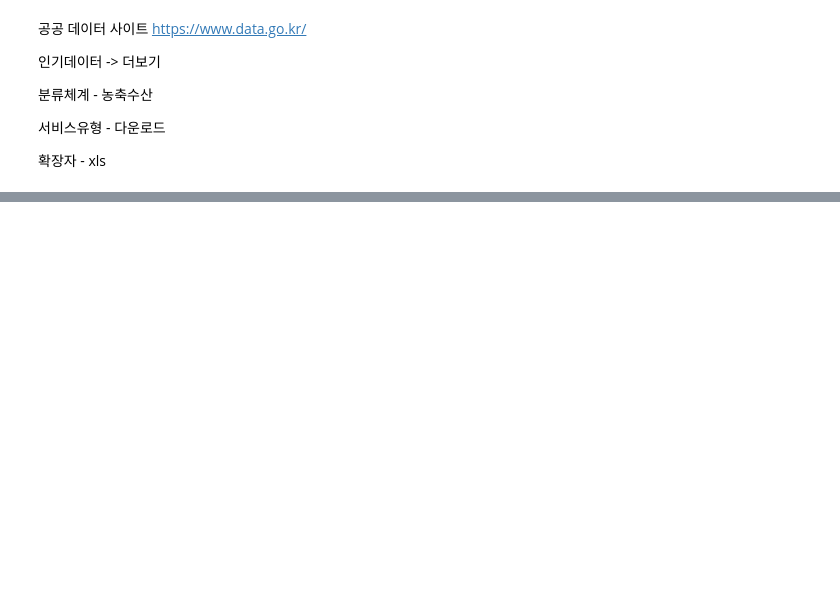
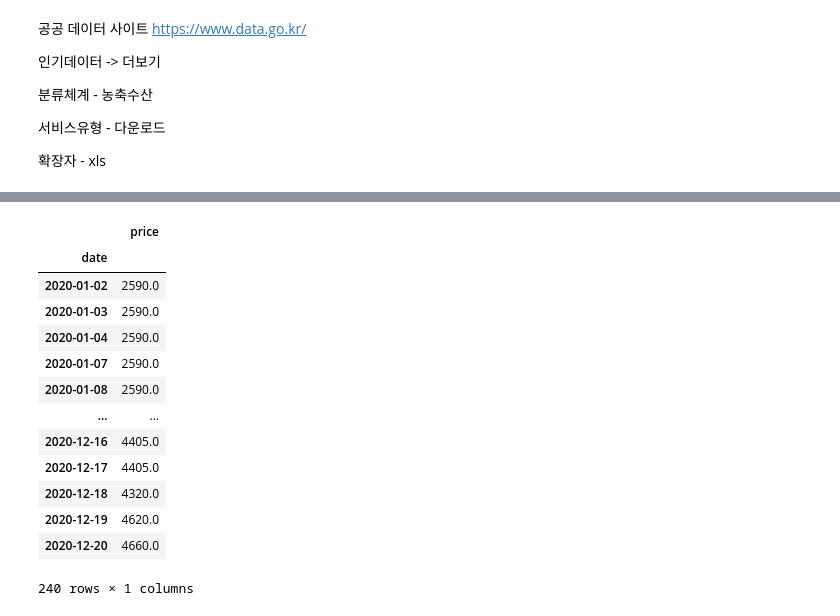
Before and after one commit to koreabao/public_data, a Jupyter notebook: 배추값.ipynb, the cells around one changed output, grey strips where cells are left out. Saved outputs shown, nothing was run; the diff lists cells and outputs as text; code cells hidden in the pictures; blank space fills up the shorter version.

```diff
--- a/배추값.ipynb
+++ b/배추값.ipynb
@@ -96,10 +114,10 @@ Name: 0, Length: 228, dtype: object
 # %%
-df20=pd.DataFrame(df20)
-df20.reset_index(inplace=True)
-df20.columns = ['date', 'price']
-df20['date'] = '2020-'+df20['date'].str[0:2]+'-'+df20['date'].str[3:5]     #★
-df20['date'] = pd.to_datetime(df20['date'])
+df19=pd.DataFrame(df19)
+df19.reset_index(inplace=True)
+df19.columns = ['date', 'price']
+df19['date'] = '2020-'+df19['date'].str[0:2]+'-'+df19['date'].str[3:5]     #★
+df19['date'] = pd.to_datetime(df19['date'])
 
-df20.set_index('date', inplace=True)
+df19.set_index('date', inplace=True)
 
-df20['price']=df20['price'].astype('float64')
+df19['price']=df19['price'].astype('float64')
@@ -122,0 +124,17 @@ df20
+# %%
+df19
+# %% [output]
+|  | price |
+| date |  |
+| 2020-01-02 | 2590.0 |
+| 2020-01-03 | 2590.0 |
+| 2020-01-04 | 2590.0 |
+| 2020-01-07 | 2590.0 |
+| 2020-01-08 | 2590.0 |
+| ... | ... |
+| 2020-12-16 | 4405.0 |
+| 2020-12-17 | 4405.0 |
+| 2020-12-18 | 4320.0 |
+| 2020-12-19 | 4620.0 |
+| 2020-12-20 | 4660.0 |
+240 rows × 1 columns
```
Also changed, not shown: parts of 10 cells of this notebook.
